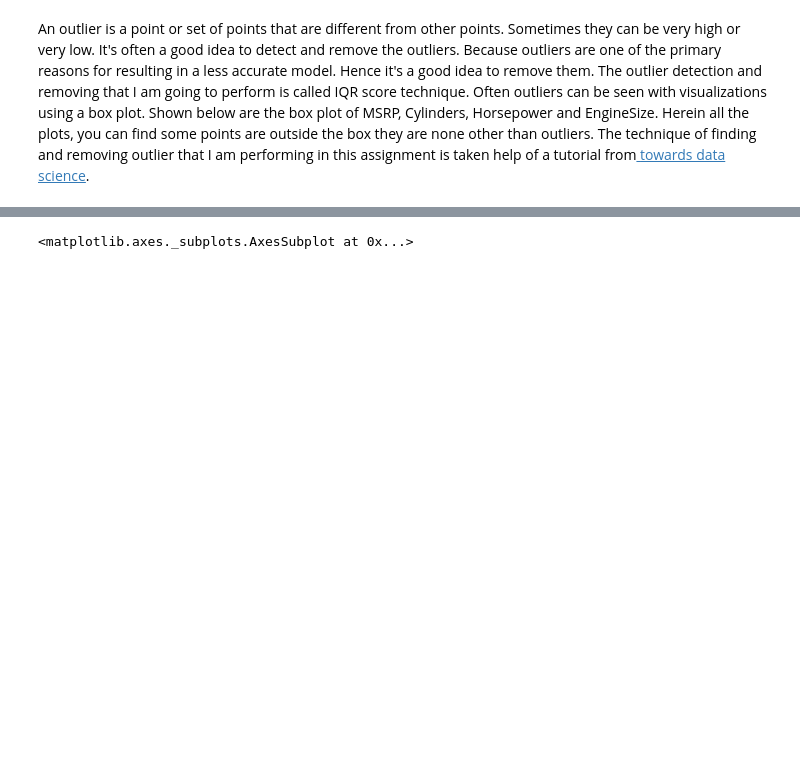
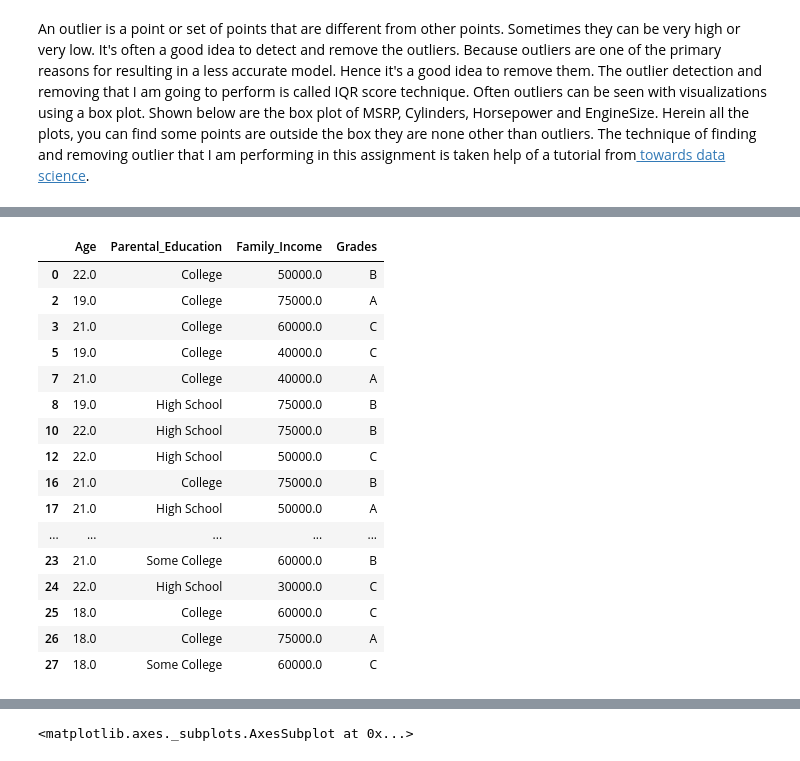
Before and after one commit to akihito128/introtodh25, a Jupyter notebook: Exploratory_data_Analysis.ipynb, the cells around one changed output, grey strips where cells are left out. Cells and saved outputs as stored; diff of their text form; code cells hidden in the pictures; blank space fills up the shorter version.

```diff
--- a/Exploratory_data_Analysis.ipynb
+++ b/Exploratory_data_Analysis.ipynb
@@ -264 +296,21 @@ An outlier is a point or set of points that are different from other points. Som
+# %%
+df.head(20)
+# %% [output]
+|  | Age | Parental_Education | Family_Income | Grades |
+| 0 | 22.0 | College | 50000.0 | B |
+| 2 | 19.0 | College | 75000.0 | A |
+| 3 | 21.0 | College | 60000.0 | C |
+| 5 | 19.0 | College | 40000.0 | C |
+| 7 | 21.0 | College | 40000.0 | A |
+| 8 | 19.0 | High School | 75000.0 | B |
+| 10 | 22.0 | High School | 75000.0 | B |
+| 12 | 22.0 | High School | 50000.0 | C |
+| 16 | 21.0 | College | 75000.0 | B |
+| 17 | 21.0 | High School | 50000.0 | A |
+| ... | ... | ... | ... | ... |
+| 23 | 21.0 | Some College | 60000.0 | B |
+| 24 | 22.0 | High School | 30000.0 | C |
+| 25 | 18.0 | College | 60000.0 | C |
+| 26 | 18.0 | College | 75000.0 | A |
+| 27 | 18.0 | Some College | 60000.0 | C |
 # %%
```
Also changed, not shown: parts of 17 cells of this notebook.
